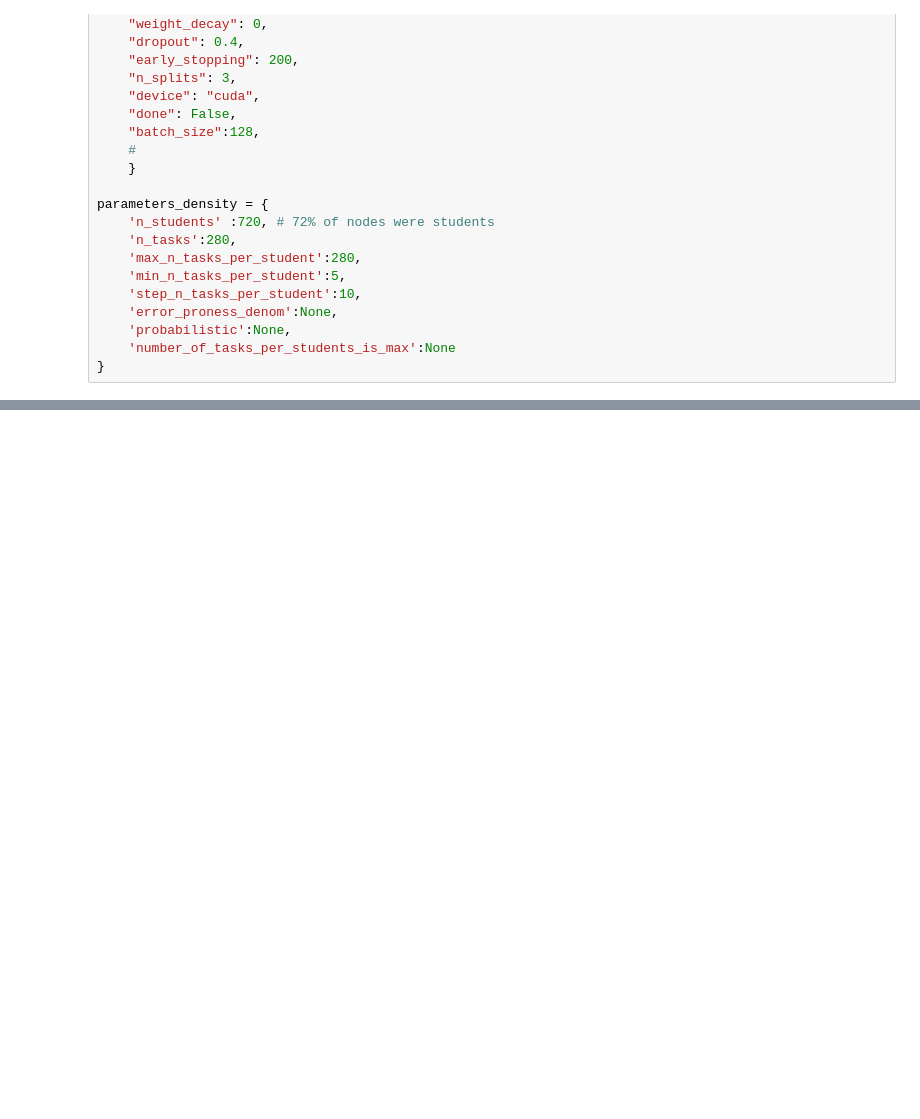
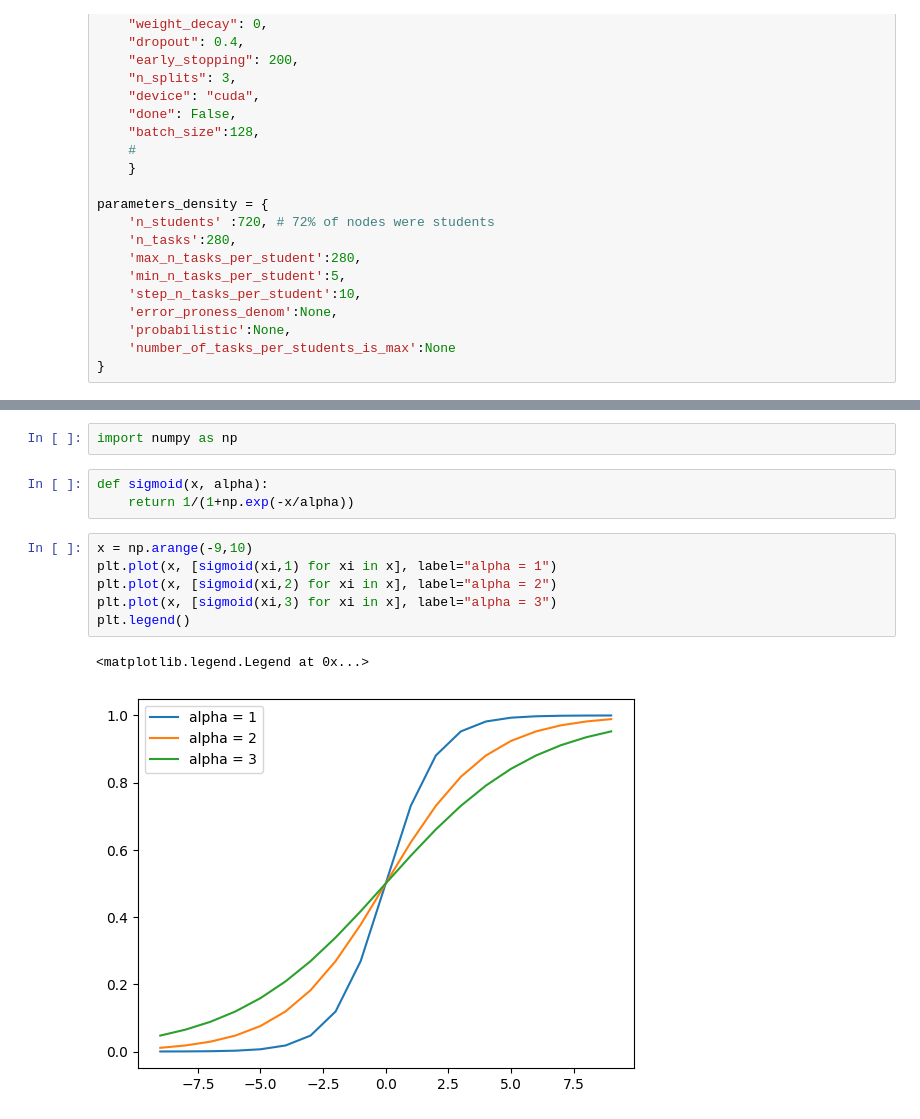
Before and after one commit to lisiq/Modelling-Students-Learning, a Jupyter notebook: plots.ipynb, the cells around one changed output, grey strips where cells are left out. Drawn from its saved outputs; the diff is of its cells as text; blank space fills up the shorter version.

Commit message:
new plots for synthetic data

```diff
--- a/plots.ipynb
+++ b/plots.ipynb
@@ -141,0 +152,14 @@ KeyboardInterrupt:
+# %%
+import numpy as np
+# %%
+def sigmoid(x, alpha):
+    return 1/(1+np.exp(-x/alpha))
+# %%
+x = np.arange(-9,10)
+plt.plot(x, [sigmoid(xi,1) for xi in x], label="alpha = 1")
+plt.plot(x, [sigmoid(xi,2) for xi in x], label="alpha = 2")
+plt.plot(x, [sigmoid(xi,3) for xi in x], label="alpha = 3")
+plt.legend()
+# %% [output]
+<matplotlib.legend.Legend at 0x...>
+[figure, added]
```
Also changed, not shown: parts of 1 cell of this notebook, 15 other files.
